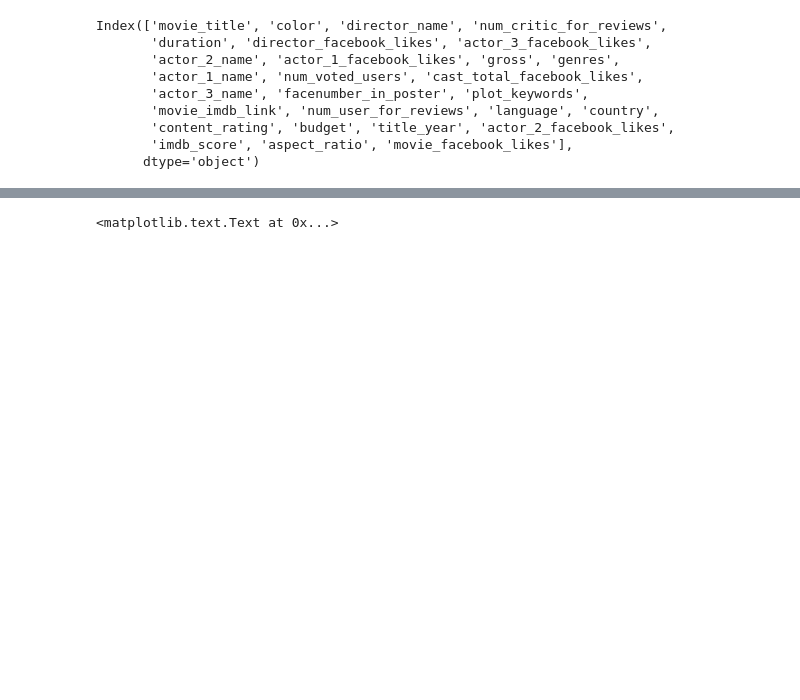
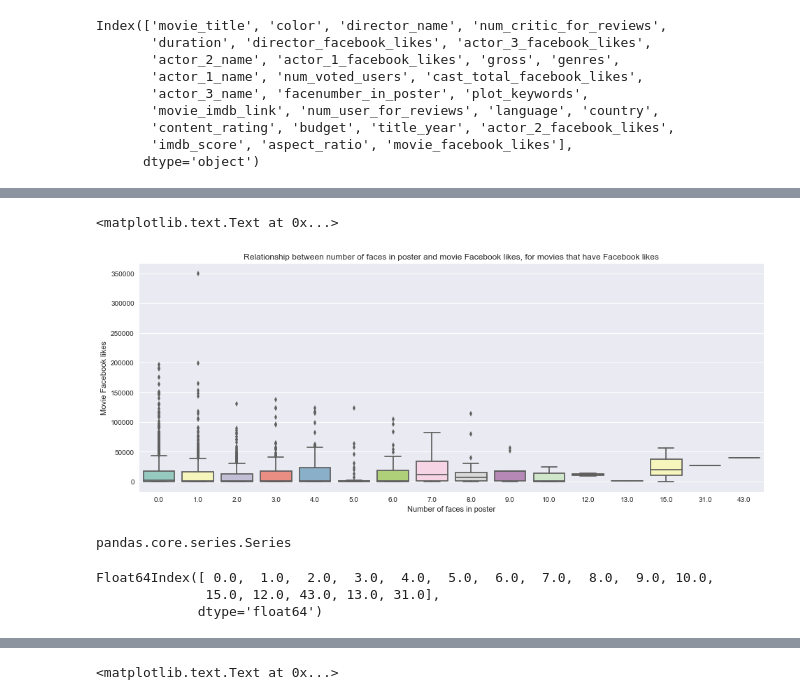
Before and after one commit to diaorch/gwcDemo, a Jupyter notebook: python/20170827.ipynb, the cells around one changed output, grey strips where cells are left out. Saved outputs shown, nothing was run; the diff lists cells and outputs as text; code cells hidden in the pictures; blank space fills up the shorter version.

```diff
--- a/python/20170827.ipynb
+++ b/python/20170827.ipynb
@@ -235,0 +253,19 @@ Index(['movie_title', 'color', 'director_name', 'num_critic_for_reviews',
+# %%
+sns.boxplot(data = thousand_facebook, x = 'facenumber_in_poster', y = 'movie_facebook_likes', palette = 'Set3')
+plt.xlabel("Number of faces in poster")
+plt.ylabel("Movie Facebook likes")
+plt.title("Relationship between number of faces in poster and movie Facebook likes, for movies that have Facebook likes")
+# %% [output]
+<matplotlib.text.Text at 0x...>
+[figure, added]
+# %%
+facenumber_freq = thousand_facebook.facenumber_in_poster.value_counts()
+type(facenumber_freq)
+# %% [output]
+pandas.core.series.Series
+# %%
+facenumber_freq.index
+# %% [output]
+Float64Index([ 0.0,  1.0,  2.0,  3.0,  4.0,  5.0,  6.0,  7.0,  8.0,  9.0, 10.0,
+              15.0, 12.0, 43.0, 13.0, 31.0],
+             dtype='float64')
```
Also changed, not shown: parts of 20 cells of this notebook.
